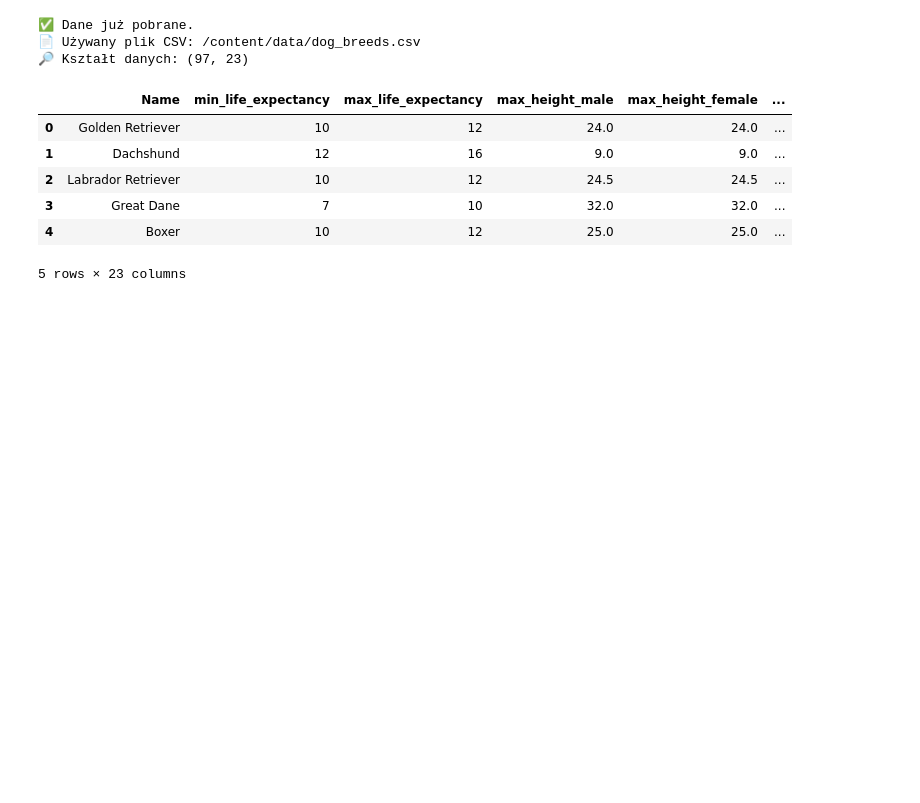
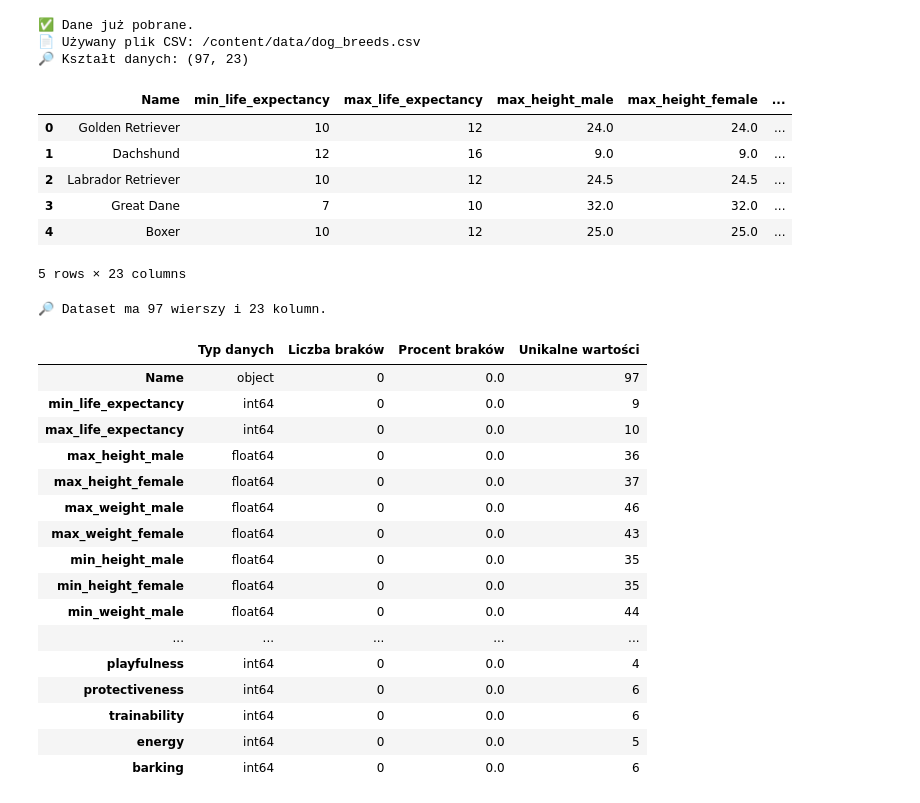
Before and after one commit to krzysztofnowakuz/colab, a Jupyter notebook: Dog_Lifespan_Regression.ipynb, the cells around one changed output. Drawn from its saved outputs; the diff is of its cells as text; code cells hidden in the pictures; blank space fills up the shorter version.

```diff
--- a/Dog_Lifespan_Regression.ipynb
+++ b/Dog_Lifespan_Regression.ipynb
@@ -83,3 +83,36 @@ df.head()
 | 3 | Great Dane | 7 | 10 | 32.0 | 32.0 | ... |
 | 4 | Boxer | 10 | 12 | 25.0 | 25.0 | ... |
 5 rows × 23 columns
+# %%
+# Podstawowe informacje o kolumnach
+data_report = pd.DataFrame({
+    "Typ danych": df.dtypes,
+    "Liczba braków": df.isnull().sum(),
+    "Procent braków": (df.isnull().sum() / len(df) * 100).round(2),
+    "Unikalne wartości": df.nunique()
+})
+
+# Posortowane po brakach
+data_report = data_report.sort_values(by="Liczba braków", ascending=False)
+
+print(f"🔎 Dataset ma {df.shape[0]} wierszy i {df.shape[1]} kolumn.")
+data_report
+# %% [output]
+🔎 Dataset ma 97 wierszy i 23 kolumn.
+|  | Typ danych | Liczba braków | Procent braków | Unikalne wartości |
+| Name | object | 0 | 0.0 | 97 |
+| min_life_expectancy | int64 | 0 | 0.0 | 9 |
+| max_life_expectancy | int64 | 0 | 0.0 | 10 |
+| max_height_male | float64 | 0 | 0.0 | 36 |
+| max_height_female | float64 | 0 | 0.0 | 37 |
+| max_weight_male | float64 | 0 | 0.0 | 46 |
+| max_weight_female | float64 | 0 | 0.0 | 43 |
+| min_height_male | float64 | 0 | 0.0 | 35 |
+| min_height_female | float64 | 0 | 0.0 | 35 |
+| min_weight_male | float64 | 0 | 0.0 | 44 |
+| ... | ... | ... | ... | ... |
+| playfulness | int64 | 0 | 0.0 | 4 |
+| protectiveness | int64 | 0 | 0.0 | 6 |
+| trainability | int64 | 0 | 0.0 | 6 |
+| energy | int64 | 0 | 0.0 | 5 |
+| barking | int64 | 0 | 0.0 | 6 |
```
Also changed, not shown: parts of 2 cells of this notebook.
